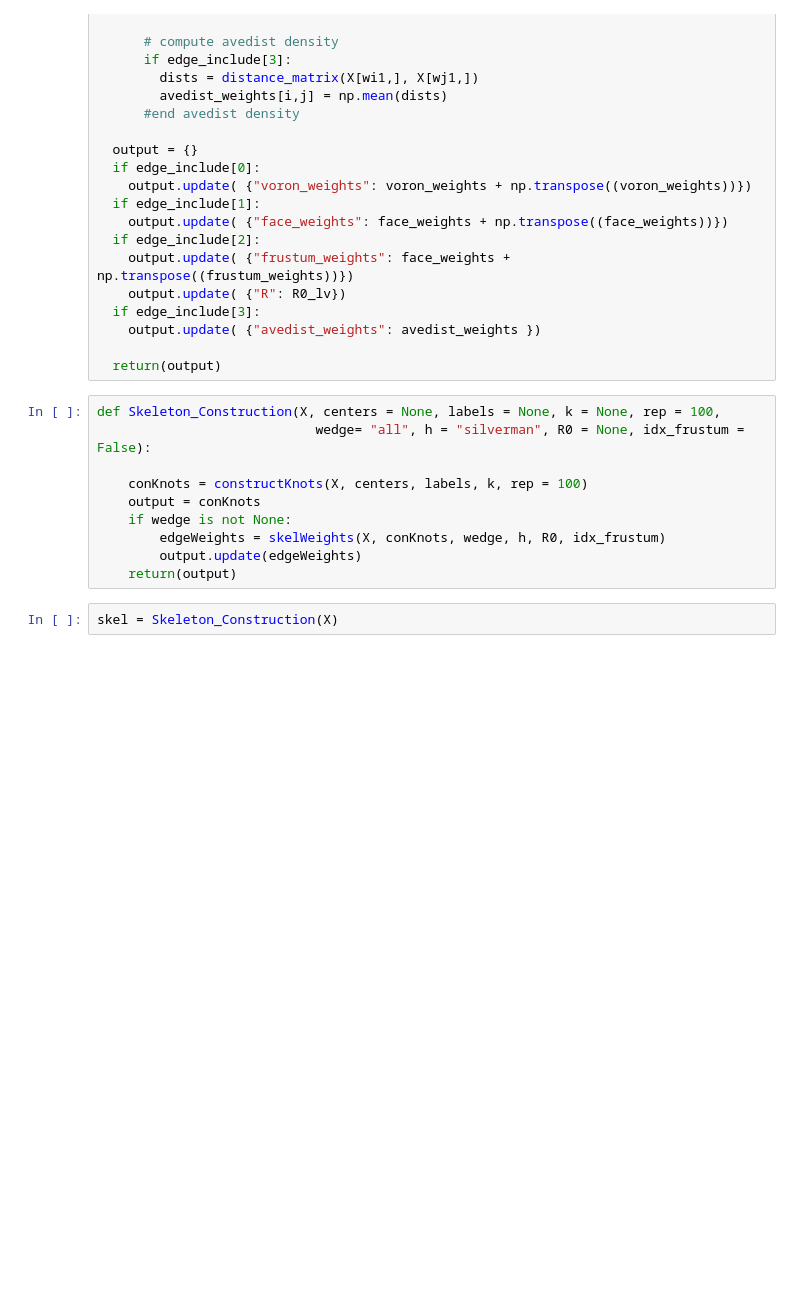
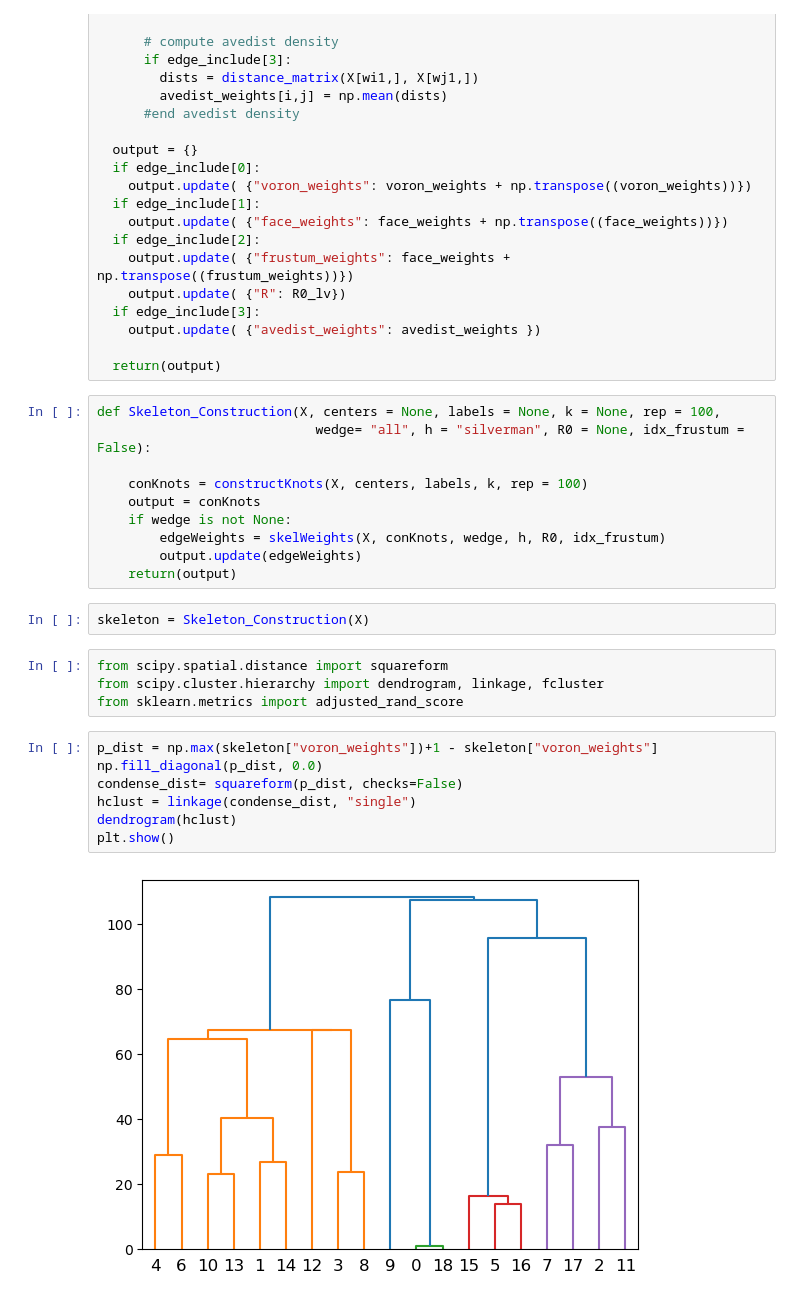
Before and after one commit to zhangyk8/skeleton-methods, a Jupyter notebook: Skeleton_Construction.ipynb, the cells around one changed output. Drawn from its saved outputs; the diff is of its cells as text; blank space fills up the shorter version.

```diff
--- a/Skeleton_Construction.ipynb
+++ b/Skeleton_Construction.ipynb
@@ -308,4 +308,17 @@ def Skeleton_Construction(X, centers = None, labels = None, k = None, rep = 100,
         output.update(edgeWeights)
     return(output)
 # %%
-skel = Skeleton_Construction(X)
+skeleton = Skeleton_Construction(X)
+# %%
+from scipy.spatial.distance import squareform
+from scipy.cluster.hierarchy import dendrogram, linkage, fcluster
+from sklearn.metrics import adjusted_rand_score
+# %%
+p_dist = np.max(skeleton["voron_weights"])+1 - skeleton["voron_weights"]
+np.fill_diagonal(p_dist, 0.0)
+condense_dist= squareform(p_dist, checks=False)
+hclust = linkage(condense_dist, "single")
+dendrogram(hclust)
+plt.show()
+# %% [output]
+[figure, added]
```
Also changed, not shown: parts of 9 cells of this notebook.
